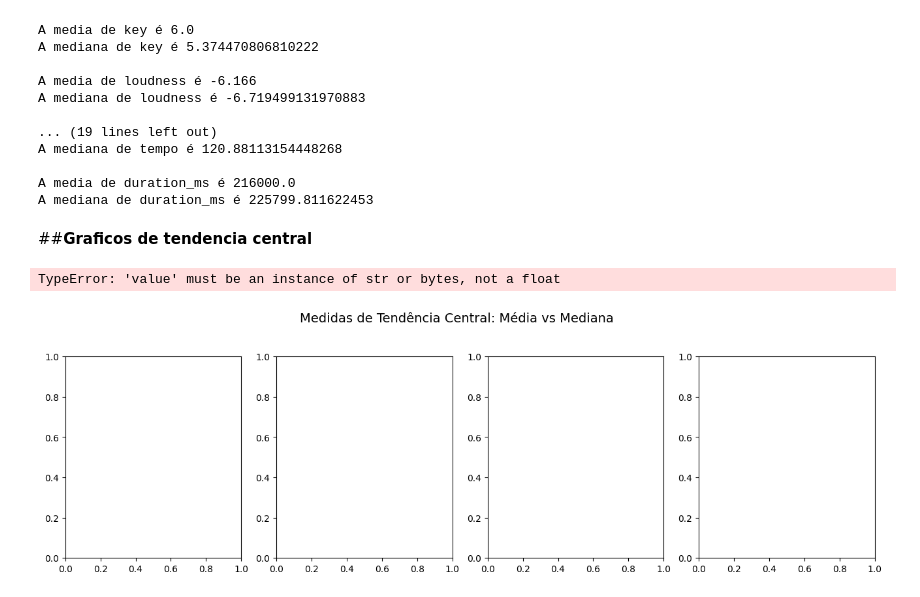
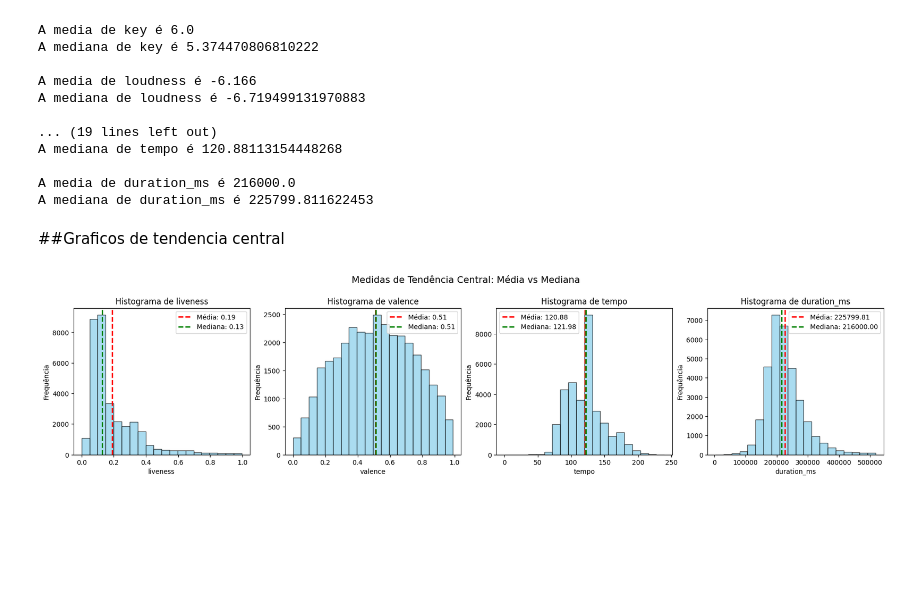
Before and after one commit to Magvride/Spotify-Recommendations, a Jupyter notebook: Ciência_de_Dados_G1.ipynb, the cells around one changed output. Saved outputs shown, nothing was run; the diff lists cells and outputs as text; code cells hidden in the pictures; blank space fills up the shorter version.

```diff
--- a/Ciência_de_Dados_G1.ipynb
+++ b/Ciência_de_Dados_G1.ipynb
@@ -129,16 +129,28 @@ A mediana de tempo é 120.88113154448268
 A media de duration_ms é 216000.0
 A mediana de duration_ms é 225799.811622453
 # %% [markdown]
-##**Graficos de tendencia central**
+##Graficos de tendencia central
 # %%
 featuresNumericas1 = ['liveness', 'valence', 'tempo', 'duration_ms']
-fig, axes = plt.subplots(1, 4, figsize=(16, 4))
+fig, axes = plt.subplots(1, 4, figsize=(22, 4))
 fig.suptitle('Medidas de Tendência Central: Média vs Mediana', fontsize=14, y=1.05)
 
 for idx, feature in enumerate(featuresNumericas1):
     ax = axes[idx]
     # Histograma
     ax.hist(df[feature], bins=20, alpha=0.7, color='skyblue', edgecolor='black')
+
+    #Definir valores de media y mediana para no caer en el error de tener el mismo
+    mean_val = df[feature].mean()
+    median_val = df[feature].median()
+    #Definir lineas que pasen por los histogramas
+    ax.axvline(mean_val, color='red', linestyle='--', linewidth=2, label=f'Média: {mean_val:.2f}')
+    ax.axvline(median_val, color='green', linestyle='--', linewidth=2, label=f'Mediana: {median_val:.2f}')
+    ax.legend() #colocar cuadrito indicando los valores
+
+    #colocar titulo, nombre en x, nombre en y
+    ax.set_xlabel(feature)
+    ax.set_ylabel('Frequência')
+    ax.set_title(f'Histograma de {feature}')
 # %% [output]
-TypeError: 'value' must be an instance of str or bytes, not a float
-[figure, old version]
+[figure, new version]
```
